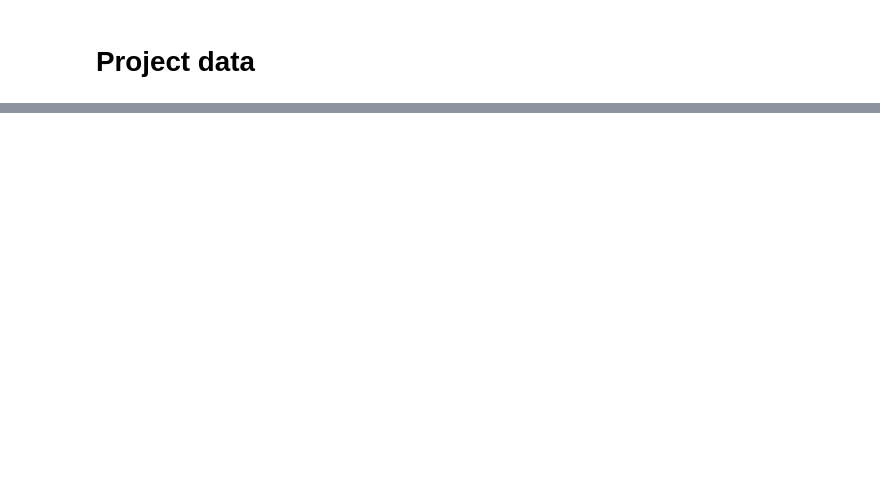
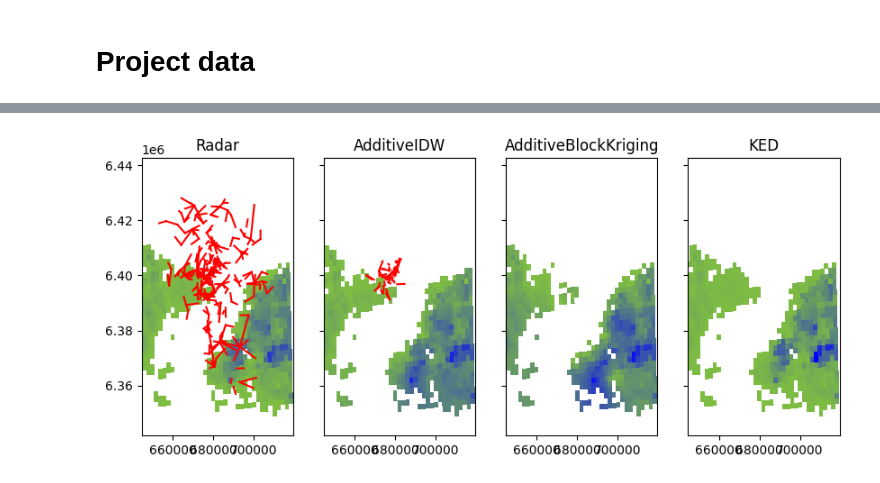
Before and after one commit to OpenSenseAction/mergeplg, a Jupyter notebook: docs/notebooks/openMRG_case_highlevel.ipynb, the cells around one changed output, grey strips where cells are left out. Drawn from its saved outputs; the diff is of its cells as text; code cells hidden in the pictures; blank space fills up the shorter version.

```diff
--- a/docs/notebooks/openMRG_case_highlevel.ipynb
+++ b/docs/notebooks/openMRG_case_highlevel.ipynb
@@ -934,0 +88,98 @@ for i, tar in enumerate(model):
+# %%
+# Do adjustment using additive BlockKriging
+adjusted_rainfall = []
+for time in ds_cmls.time:
+    adjusted_rainfall.append(additiveBlockKriging(time))
+ds_rad["rainfall_additiveBK"] = xr.concat(adjusted_rainfall, dim="time")
+# %%
+# Do adjustment using KED
+adjusted_rainfall = []
+for time in ds_cmls.time:
+    adjusted_rainfall.append(KEDBlockKriging(time))
+ds_rad["rainfall_KED"] = xr.concat(adjusted_rainfall, dim="time")
+# %%
+cmap_colors = [
+    (0, "white"),
+    (radar_zero, "white"),
+    (radar_zero, (0.5, 0.75, 0.25, 1.0)),
+    (1, "blue"),
+]  # white -> green-yellow mix -> dark blue
+cmap_rain = LinearSegmentedColormap.from_list("mycmap", cmap_colors)
+# %%
+vmax = 1
+for time in ds_cmls.time:
+    fig, ax = plt.subplots(1, 4, figsize=(10, 4), sharey=True)
+    ax[0].pcolormesh(
+        ds_rad.xs,
+        ds_rad.ys,
+        ds_rad.sel(time=time).rainfall_amount.data,
+        vmin=0,
+        vmax=vmax,
+        cmap=cmap_rain,
+    )
+
+    ax[1].pcolormesh(
+        ds_rad.xs,
+        ds_rad.ys,
+        ds_rad.sel(time=time).rainfall_additiveIDW.data,
+        vmin=0,
+        vmax=vmax,
+        zorder=1,
+        cmap=cmap_rain,
+    )
+
+    ax[2].pcolormesh(
+        ds_rad.xs,
+        ds_rad.ys,
+        ds_rad.sel(time=time).rainfall_additiveBK.data,
+        vmin=0,
+        vmax=vmax,
+        zorder=1,
+        cmap=cmap_rain,
+    )
+
+    ax[3].pcolormesh(
+        ds_rad.xs,
+        ds_rad.ys,
+        ds_rad.sel(time=time).rainfall_KED.data,
+        vmin=0,
+        vmax=vmax,
+        zorder=1,
+        cmap=cmap_rain,
+    )
+
+    ax[0].set_title("Radar")
+    ax[1].set_title("AdditiveIDW")
+    ax[2].set_title("AdditiveBlockKriging")
+    ax[3].set_title("KED")
+
+    for ax_i in range(len(ax)):
+        for cml_id in ds_cmls.cml_id:
+            ax[ax_i].plot(
+                [
+                    ds_cmls.sel(cml_id=cml_id).site_0_x,
+                    ds_cmls.sel(cml_id=cml_id).site_1_x,
+                ],
+                [
+                    ds_cmls.sel(cml_id=cml_id).site_0_y,
+                    ds_cmls.sel(cml_id=cml_id).site_1_y,
+                ],
+                "red",
+                zorder=1,
+            )
+
+    for ax_i in range(len(ax)):
+        for station_id in ds_gauges.id:
+            ax[ax_i].scatter(
+                station_id.x,
+                station_id.y,
+                c=ds_gauges.sel(id=station_id, time=time).rainfall_amount,
+                cmap=cmap_rain,
+                edgecolors="C3",
+                vmin=0,
+                vmax=vmax,
+                s=75,
+                zorder=2,
+            )
+    plt.show()
+# %% [output]
@@ -934,0 +187 @@ for i, tar in enumerate(model):
+[figure, added]
```
Also changed, not shown: parts of 57 cells of this notebook, 2 other files.
